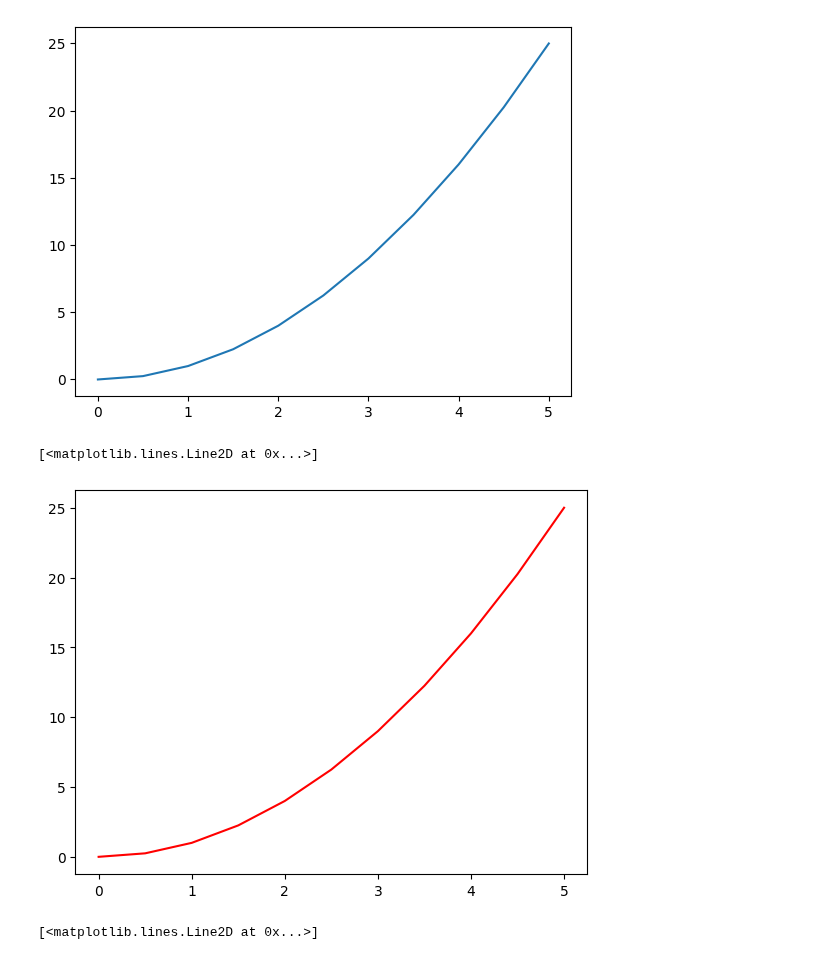
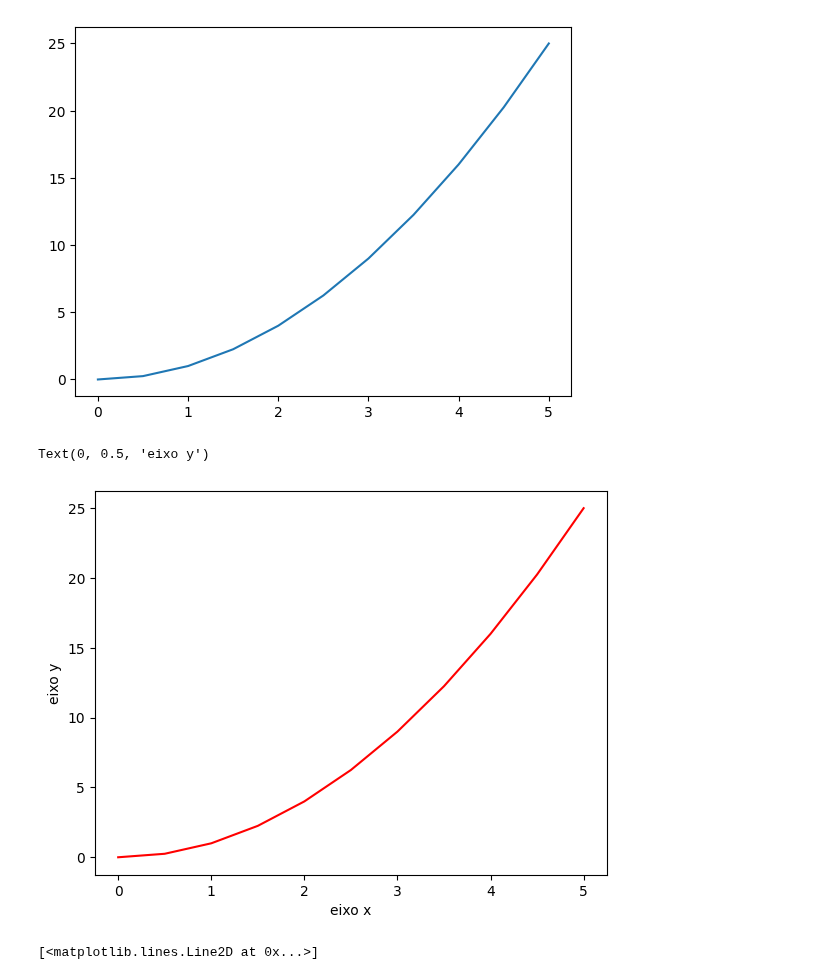
Before and after one commit to Rodrigo-Perico/DataScience, a Jupyter notebook: matploitlib.ipynb, the cells around one changed output. Saved outputs shown, nothing was run; the diff lists cells and outputs as text; code cells hidden in the pictures.

```diff
--- a/matploitlib.ipynb
+++ b/matploitlib.ipynb
@@ -20,10 +20,14 @@ plt.plot(x, y)
 # %%
 fig = plt.figure()
 axes = fig.add_axes([0.1, 0.1 , 0.8 , 0.8])
 axes.plot(x,y , "red")
+
+axes.set_xlabel("eixo x")
+
+axes.set_ylabel("eixo y")
 # %% [output]
-[<matplotlib.lines.Line2D at 0x...>]
+Text(0, 0.5, 'eixo y')
-[figure, old version]
+[figure, new version]
 # %%
 # %% [output]
 [<matplotlib.lines.Line2D at 0x...>]
```
